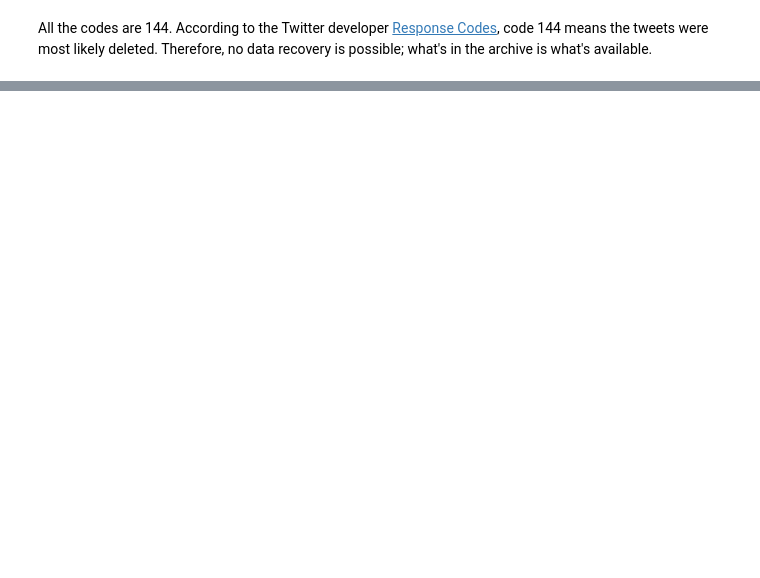
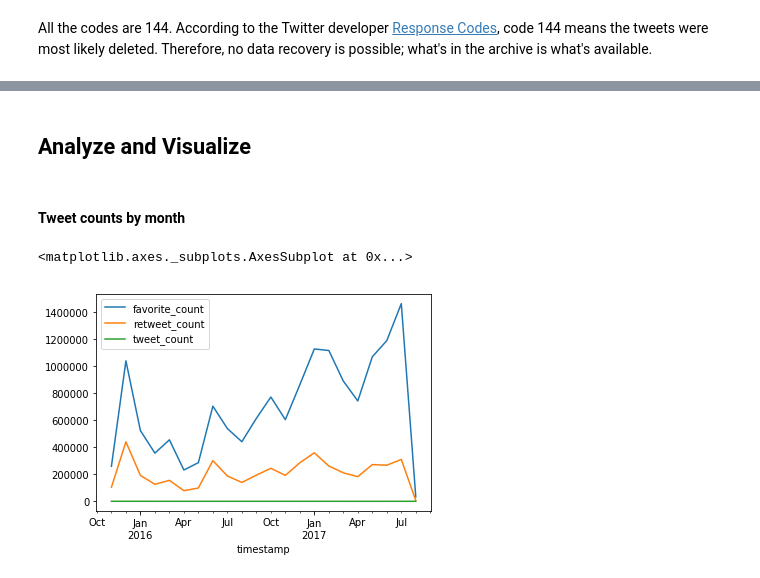
Before and after one commit to cmdellinger/Udacity, a Jupyter notebook: Data-Analysis-Nanodegree/Term 2/P2/wrangle_act.ipynb, the cells around one changed output, grey strips where cells are left out. Drawn from its saved outputs; the diff is of its cells as text; code cells hidden in the pictures; blank space fills up the shorter version.

Commit message:
DAND - data wrangling - project submission
successful submission of WeRateDogs Twitter project

```diff
--- a/Data-Analysis-Nanodegree/Term 2/P2/wrangle_act.ipynb
+++ b/Data-Analysis-Nanodegree/Term 2/P2/wrangle_act.ipynb
@@ -802,0 +1185,4 @@ All the codes are 144. According to the Twitter developer [Response Codes](https
+# %%
+# merge all the DataFrames together
+# the default left outer join seems fine for now
+tweet_archive_master = tweet_archive_clean.merge(image_predictions_clean, on='tweet_id').merge(tweet_json_clean, on='tweet_id')
@@ -802,0 +1204,20 @@ All the codes are 144. According to the Twitter developer [Response Codes](https
+# %% [markdown]
+<a id='analysis'></a>
+## Analyze and Visualize
+# %% [markdown]
+<a id='tweet_counts_by_month'></a>
+#### Tweet counts by month
+# %%
+tweet_counts_by_month = tweet_archive_master[['timestamp', 'favorite_count', 'retweet_count']].groupby(pd.Grouper(key='timestamp', freq='M')).sum()
+# %%
+tweet_counts_by_month['tweet_count'] = tweet_archive_master[['timestamp', 'tweet_id']].groupby(pd.Grouper(key='timestamp', freq='M')).count()
+# %%
+# matplotlib doesn't like the timezone, so we can strip it in the groupby
+def strip_date(a_datetime):
+    return datetime.strptime(a_datetime.strftime('%Y-%m-%d'), '%Y-%m-%d')
+tweet_counts_by_month.index = tweet_counts_by_month.index.map(strip_date)
+# %%
+tweet_counts_by_month.plot()
+# %% [output]
+<matplotlib.axes._subplots.AxesSubplot at 0x...>
+[figure, added]
```
Also changed, not shown: parts of 156 cells of this notebook, 8 other files.
